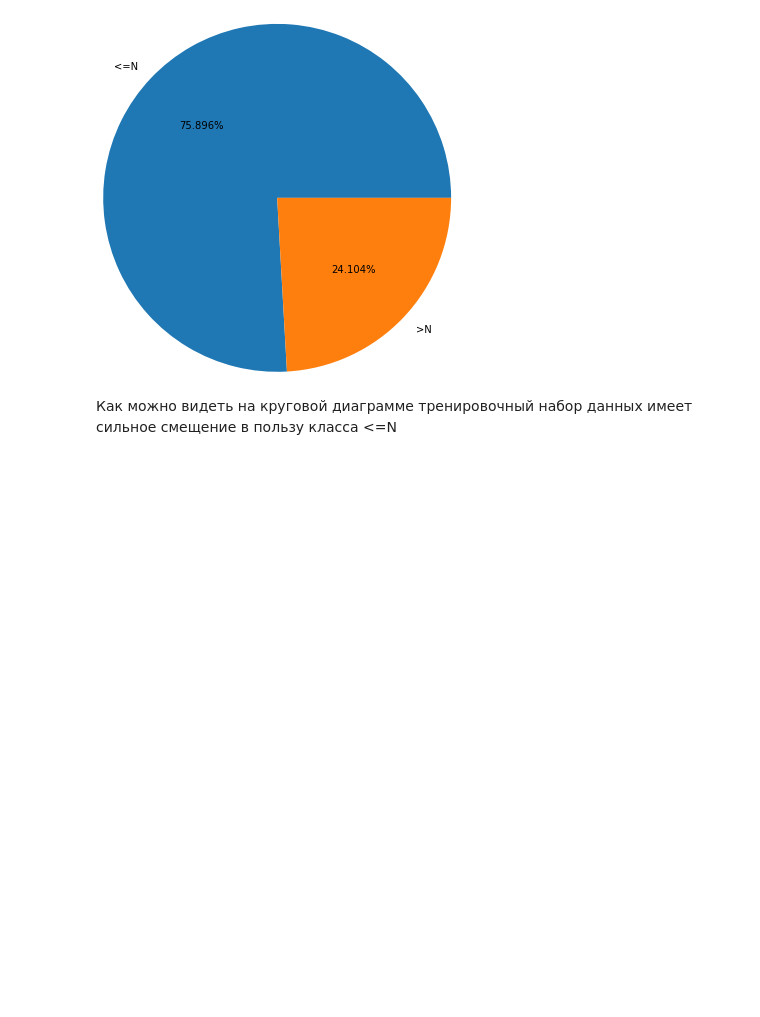
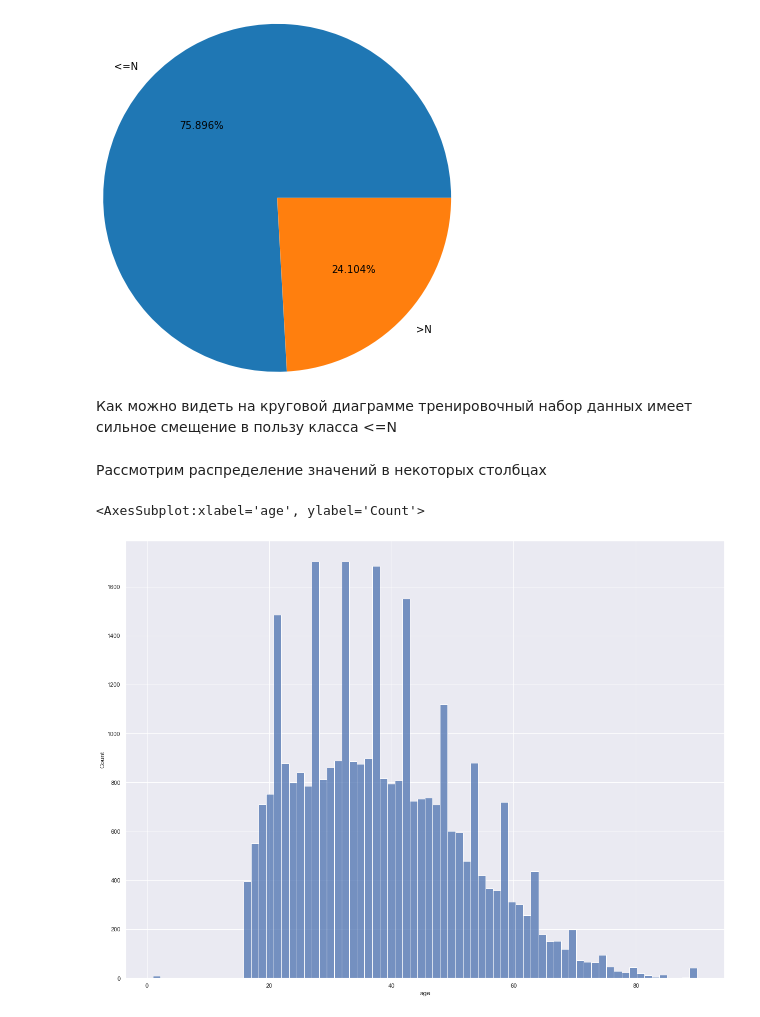
Before and after one commit to DimaScientist/WA-Test-DS, a Jupyter notebook: TestTask.ipynb, the cells around one changed output. Saved outputs shown, nothing was run; the diff lists cells and outputs as text; code cells hidden in the pictures; blank space fills up the shorter version.

Commit message:
add some data preparation

```diff
--- a/TestTask.ipynb
+++ b/TestTask.ipynb
@@ -186,3 +186,14 @@ plt.show()
 [figure]
 # %% [markdown]
 Как можно видеть на круговой диаграмме тренировочный набор данных имеет сильное смещение в пользу класса <=N
+# %% [markdown]
+Рассмотрим распределение значений в некоторых столбцах
+# %%
+from matplotlib.pyplot import figure
+
+sns.set(rc={'figure.figsize':(20,15)})
+# %%
+sns.histplot(data=new_train_data, x="age")
+# %% [output]
+<AxesSubplot:xlabel='age', ylabel='Count'>
+[figure, added]
```
Also changed, not shown: parts of 6 cells of this notebook.
